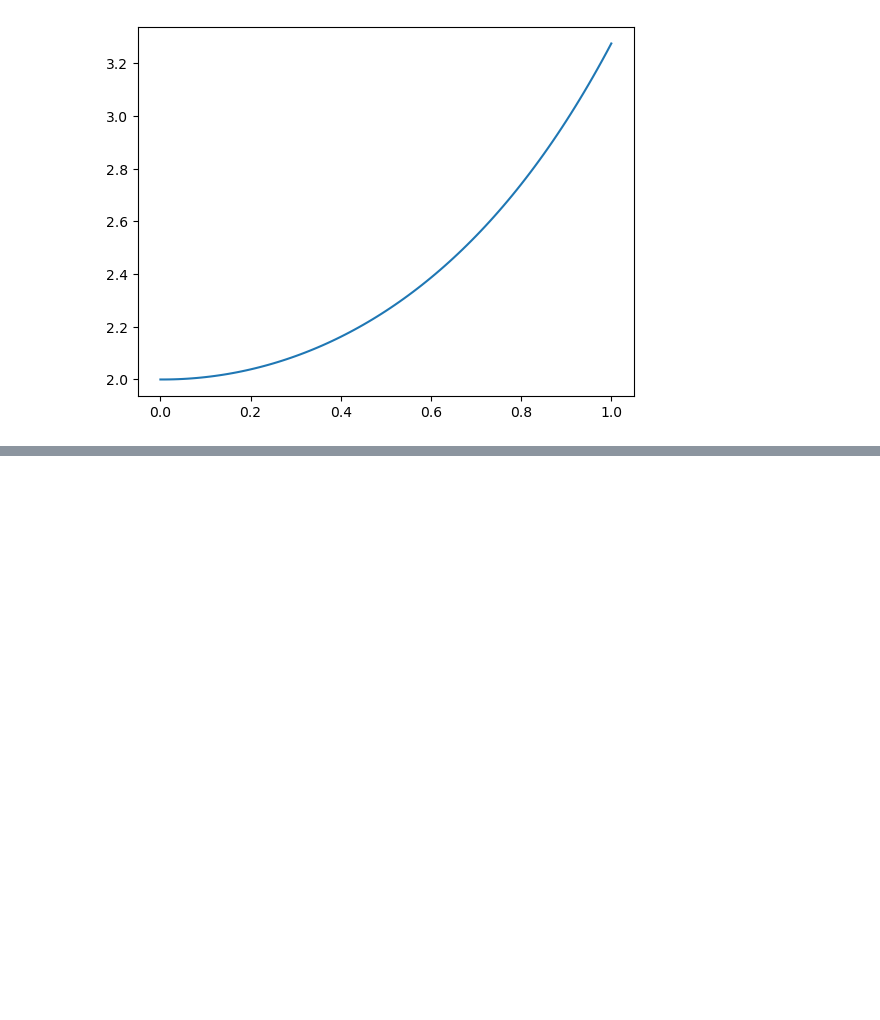
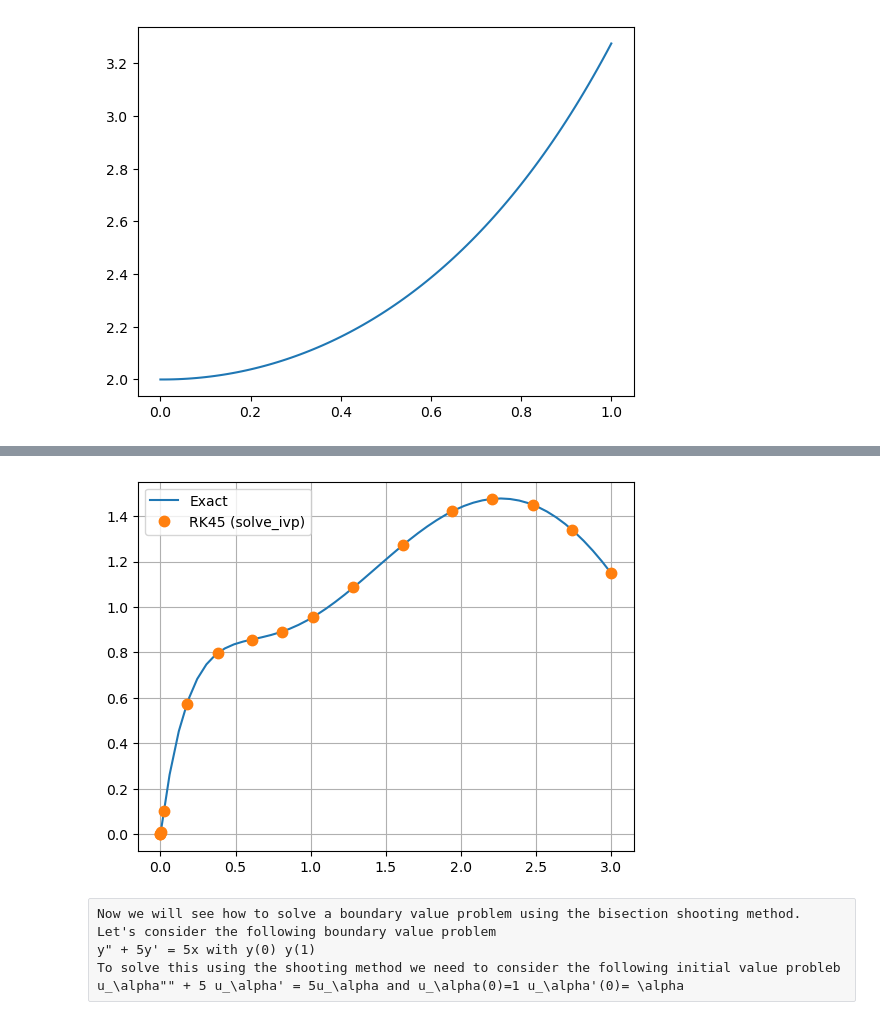
Before and after one commit to gianmarcoferrara/NuclearPhysicsProject, a Jupyter notebook: Solving ODE.ipynb, the cells around one changed output, grey strips where cells are left out. Drawn from its saved outputs; the diff is of its cells as text; code cells hidden in the pictures; blank space fills up the shorter version.

```diff
--- a/Solving ODE.ipynb
+++ b/Solving ODE.ipynb
@@ -45,0 +52,36 @@ Now will make another example for the backward Euler's methos
+# %%
+import numpy as np
+from scipy.integrate import solve_ivp
+
+#plot exact solution first
+time = np.linspace(0,3)
+y_exact = ( -6 * np.exp(-3*time) + 7*np.exp(-2*time) + np.sin(time) - np.cos(time))
+plt.plot(time, y_exact, label='Exact')
+
+def mass_spring(time, z):
+    #Function providing dz/dt derivative system
+    omega = 1
+    return [z[1], 10*np.sin(omega*time) - 6*z[0] - 5*z[1]]
+
+#first argumenti is the function
+#then we have the range
+#then we have the initial values
+#then we have the method we want to use
+sol = solve_ivp(mass_spring, [0, 3], [0, 5], method='RK45')
+
+#the soulition has two columns, we are interested in the first
+plt.plot(
+    sol.t, sol.y[0,:], '.',
+    markersize=15, label='RK45 (solve_ivp)'
+)
+plt.grid(True)
+plt.legend()
+plt.show()
+# %% [output]
+[figure, added]
+# %% [raw]
+Now we will see how to solve a boundary value problem using the bisection shooting method.
+Let's consider the following boundary value problem
+y" + 5y' = 5x with y(0) y(1)
+To solve this using the shooting method we need to consider the following initial value probleb
+u_\alpha"" + 5 u_\alpha' = 5u_\alpha and u_\alpha(0)=1 u_\alpha'(0)= \alpha
```
Also changed, not shown: parts of 2 cells of this notebook.
